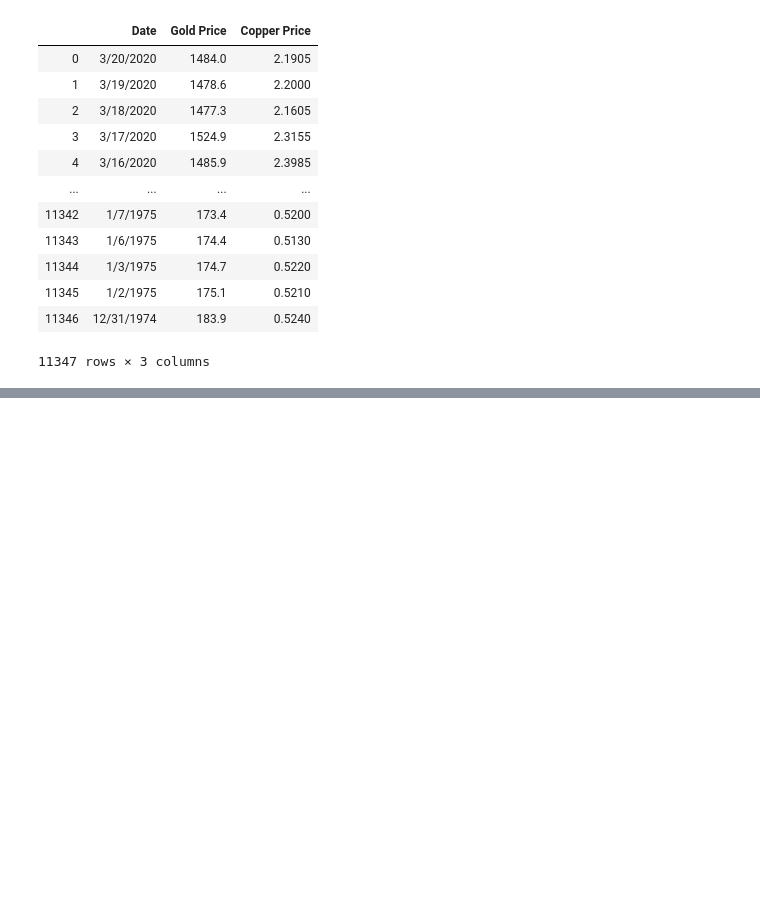
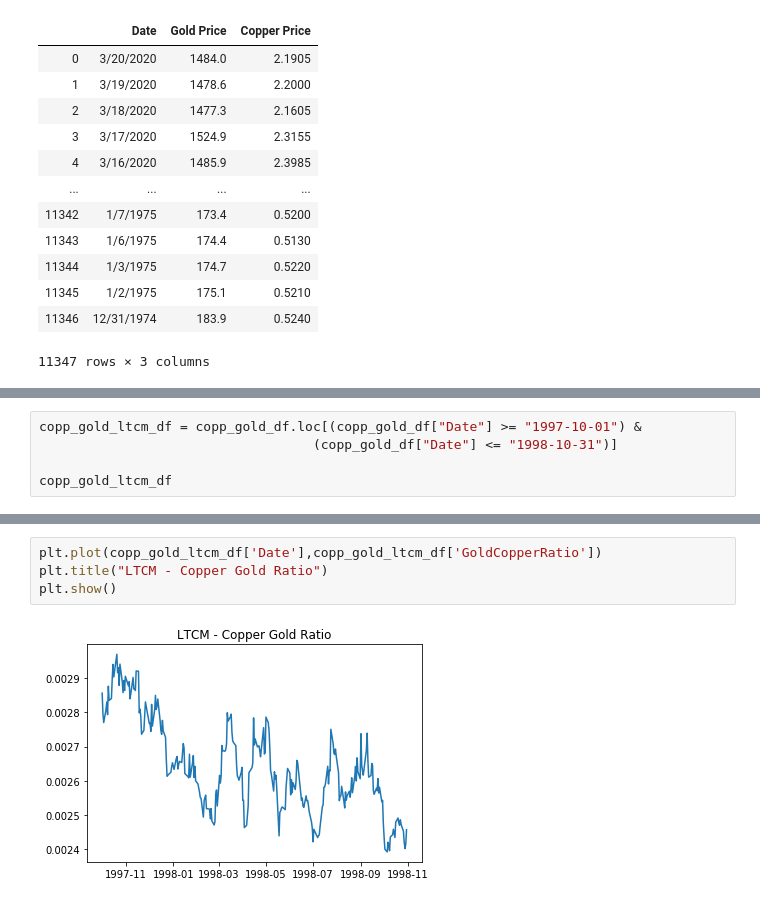
Before and after one commit to benji0815/Economic-Downturn-Data-Analysis, a Jupyter notebook: dev/bruce/Project1Bruce.ipynb, the cells around one changed output, grey strips where cells are left out. Cells and saved outputs as stored; diff of their text form; blank space fills up the shorter version.

```diff
--- a/dev/bruce/Project1Bruce.ipynb
+++ b/dev/bruce/Project1Bruce.ipynb
@@ -122,0 +141,5 @@ plt.plot
+# %%
+copp_gold_ltcm_df = copp_gold_df.loc[(copp_gold_df["Date"] >= "1997-10-01") &
+                                   (copp_gold_df["Date"] <= "1998-10-31")]
+
+copp_gold_ltcm_df
@@ -122,0 +160,6 @@ plt.plot
+# %%
+plt.plot(copp_gold_ltcm_df['Date'],copp_gold_ltcm_df['GoldCopperRatio'])
+plt.title("LTCM - Copper Gold Ratio")
+plt.show()
+# %% [output]
+[figure, added]
```
Also changed, not shown: parts of 28 cells of this notebook.
